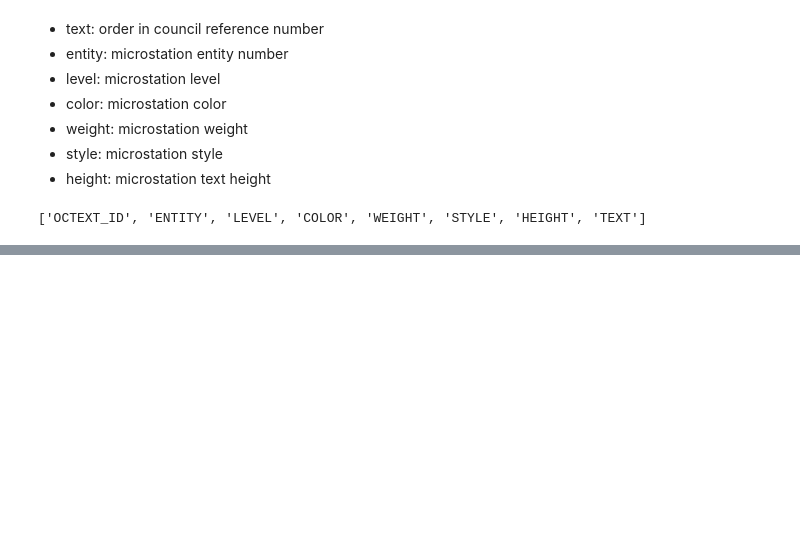
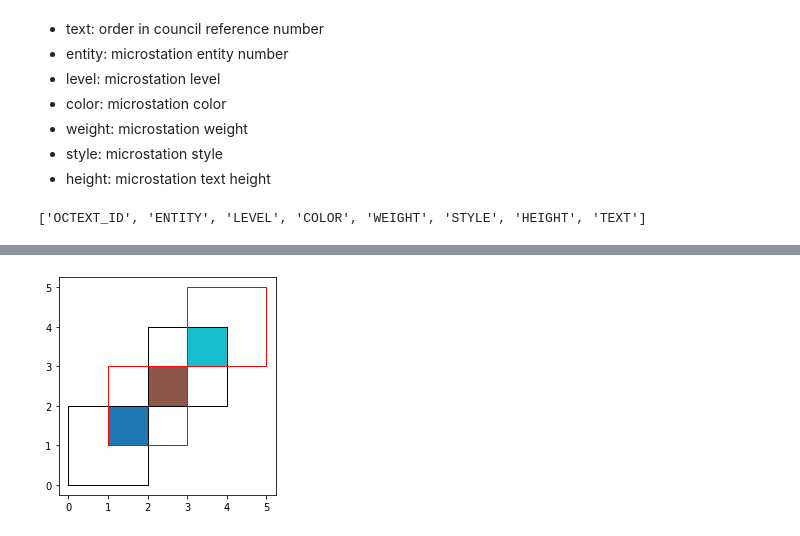
Before and after one commit to PeterFriedrich/bridge_the_gap, a Jupyter notebook: eda_and_research/testing-shapefiles-geospatial-analysis.ipynb, the cells around one changed output, grey strips where cells are left out. Cells and saved outputs as stored; diff of their text form; code cells hidden in the pictures; blank space fills up the shorter version.

```diff
--- a/eda_and_research/testing-shapefiles-geospatial-analysis.ipynb
+++ b/eda_and_research/testing-shapefiles-geospatial-analysis.ipynb
@@ -162,0 +203,8 @@ rural_df.head()
+# %%
+res_intersection = gpd.overlay(df1, df2, how="intersection")
+# %%
+ax = res_intersection.plot(cmap="tab10")
+df1.plot(ax=ax, facecolor='none', edgecolor='k');
+df2.plot(ax=ax, facecolor='none', edgecolor='red');
+# %% [output]
+[figure, added]
```
Also changed, not shown: parts of 34 cells of this notebook.
